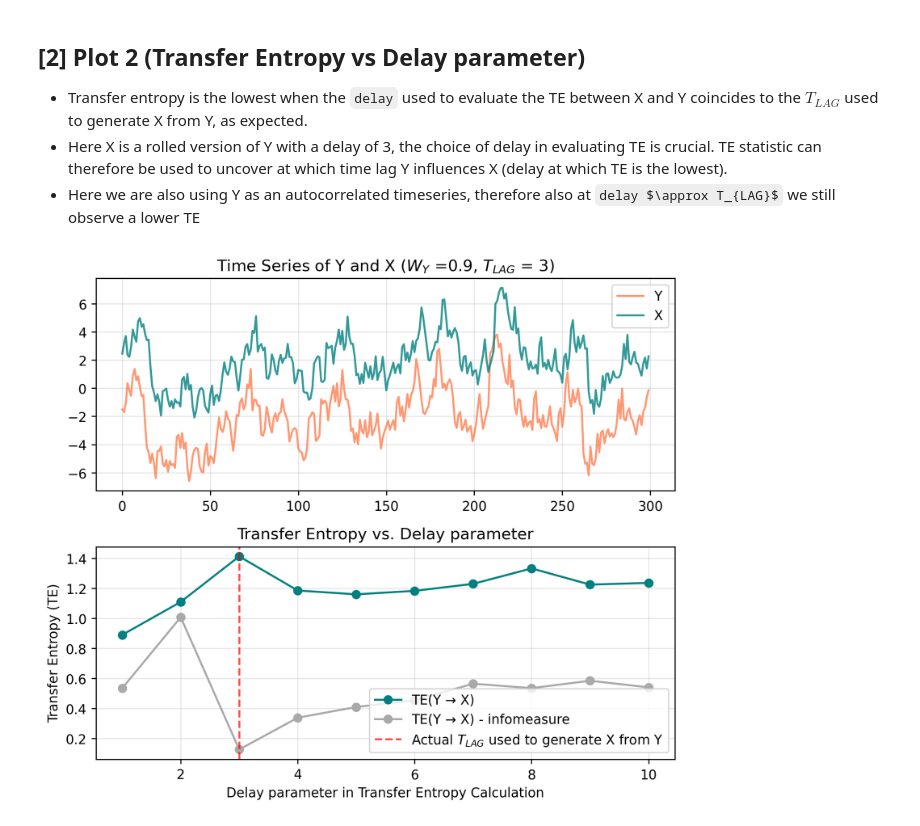
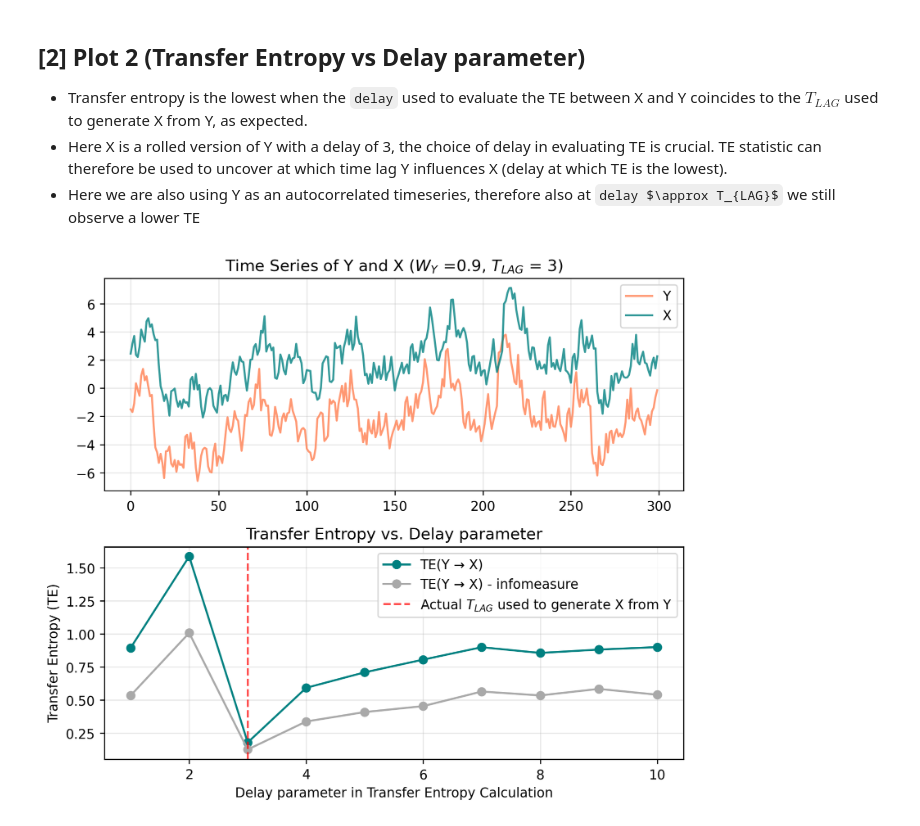
Before and after one commit to gabbo96/transfer_entropy, a Jupyter notebook: test_TE.ipynb, the cells around one changed output. Drawn from its saved outputs; the diff is of its cells as text; code cells hidden in the pictures.

```diff
--- a/test_TE.ipynb
+++ b/test_TE.ipynb
@@ -125,33 +125,34 @@ def plot_TE_vs_delay(W_Y=0.9, max_delay=10):
     X, Y, K = stochastic_timeseries(W_Y, length=300, noise_level=0.01, ar_coeff=0.9)
 
     delays = np.arange(1, max_delay + 1)
-    TE_values = [transfer_entropy(X, Y, delay=d) for d in delays]  # Compute TE for each delay
+    TE_values = [transfer_entropy_with_preshifting(X, Y, delay=d) for d in delays]  # Compute TE using the infomeasure package for each delay
+    #TE_values = [transfer_entropy(X, Y, delay=d) for d in delays]  # Compute TE for each delay
     TE_values_im = [transfer_entropy_im(X, Y, delay=d) for d in delays]  # Compute TE using the infomeasure package for each delay
 
     fig, axes = plt.subplots(2, 1, figsize=(7, 6), dpi=250, gridspec_kw={'height_ratios': [1, 1]})
 
 
     axes[0].plot(Y - 2, label='Y', color='coral', alpha=0.8)  # shift Y for better visualization
     axes[0].plot(X + 2, label='X', color='teal', alpha=0.8)  # shift X for better visualization
     axes[0].set_title(r'Time Series of Y and X ($W_{Y}$ ='+ f'{W_Y},'+ r' $T_{LAG}$ = 3)')
     axes[0].legend()
     axes[0].grid(alpha=0.3)
 
 
     axes[1].plot(delays, TE_values, marker='o', linestyle='-', color='teal', label='TE(Y → X)')
     axes[1].plot(delays, TE_values_im, marker='o', linestyle='-', color='darkgray', label='TE(Y → X) - infomeasure')
     axes[1].axvline(3, color='red', linestyle='--', alpha=0.7, label=r'Actual $T_{LAG}$ used to generate X from Y')
 
     axes[1].set_xlabel('Delay parameter in Transfer Entropy Calculation')
     axes[1].set_ylabel('Transfer Entropy (TE)')
     axes[1].set_title(f'Transfer Entropy vs. Delay parameter')
     axes[1].legend()
     axes[1].grid(alpha=0.3)
 
     plt.tight_layout()
     plt.show()
 
 # plot
 plot_TE_vs_delay()
 # %% [output]
-[figure, old version]
+[figure, new version]
```
Also changed, not shown: parts of 1 cell of this notebook, 2 other files.
